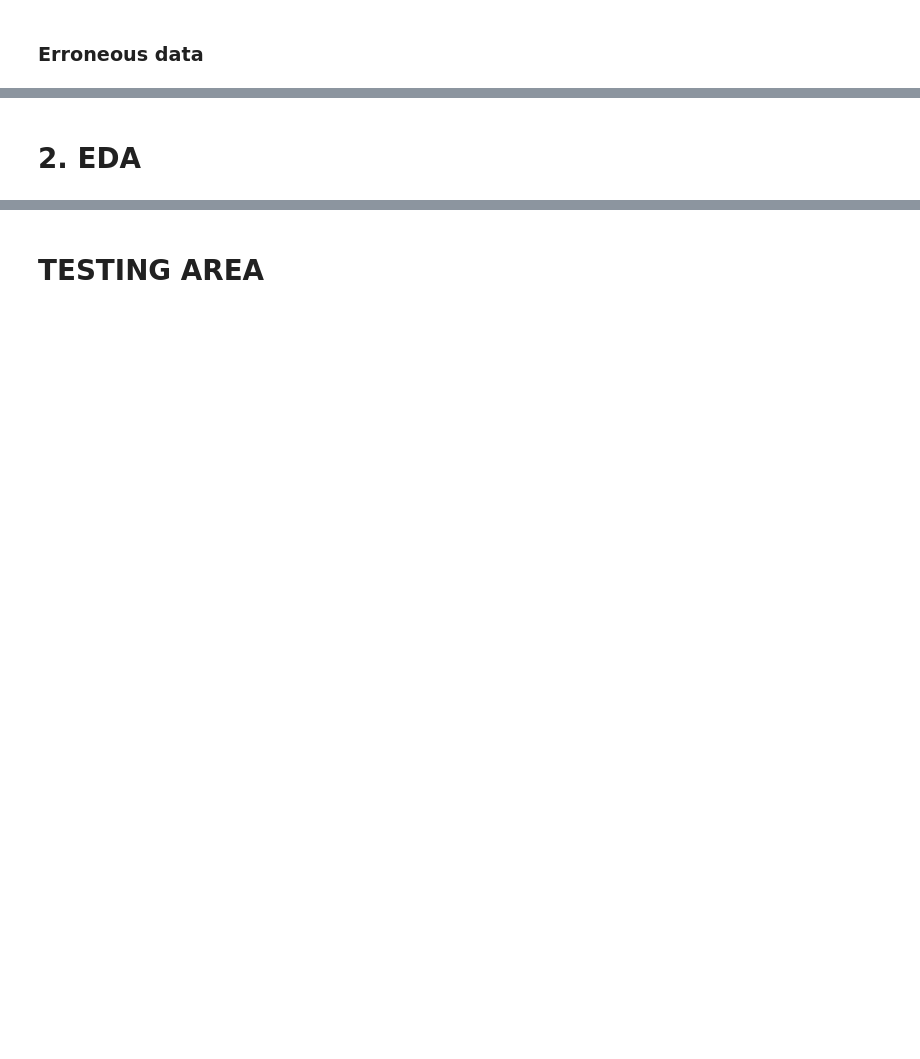
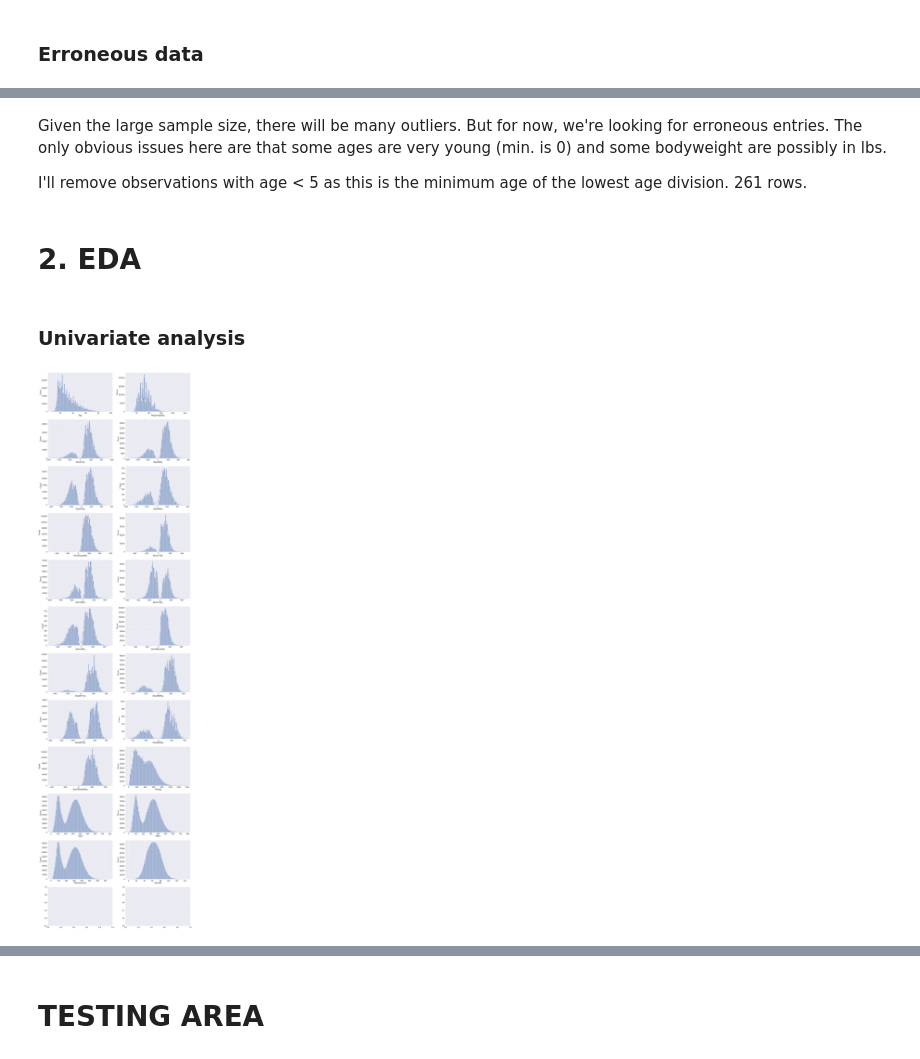
Before and after one commit to JosephAaron3/Powerlifting-Performance, a Jupyter notebook: Code/EDA/OP_EDA.ipynb, the cells around one changed output, grey strips where cells are left out. Drawn from its saved outputs; the diff is of its cells as text; code cells hidden in the pictures; blank space fills up the shorter version.

Commit message:
OP univariate EDA

```diff
--- a/Code/EDA/OP_EDA.ipynb
+++ b/Code/EDA/OP_EDA.ipynb
@@ -142,2 +121,6 @@ a[a.index.duplicated(keep=False)]
+# %%
+df['TempIndex'] = df.index
+df.drop_duplicates(inplace = True)
+df.drop(columns = ['TempIndex'], inplace = True)
 # %% [markdown]
 ### Erroneous data
@@ -144,2 +139,22 @@ a[a.index.duplicated(keep=False)]
+# %% [markdown]
+Given the large sample size, there will be many outliers. But for now, we're looking for erroneous entries. The only obvious issues here are that some ages are very young (min. is 0) and some bodyweight are possibly in lbs.
+
+I'll remove observations with age < 5 as this is the minimum age of the lowest age division. 261 rows.
+# %%
+df.drop(df[df['Age'] < 5].index, inplace=True)
 # %% [markdown]
 # 2. EDA
+# %%
+#Split data by numeric/categorical
+Xnum = df[df.columns[df.dtypes != object]]
+Xcat = df[df.columns[df.dtypes == object]]
+# %% [markdown]
+### Univariate analysis
+# %%
+sns.set(font_scale = 2)
+fig, ax = plt.subplots(nrows = 1 + len(Xnum.columns)//2, ncols = 2, figsize = (30, 120))
+for i, col in enumerate(Xnum.columns):
+    sns.histplot(data = Xnum[col], ax = ax[i//2][i%2], bins = 80, kde = True)
+plt.show()
+# %% [output]
+[figure, added]
```
Also changed, not shown: parts of 17 cells of this notebook.
